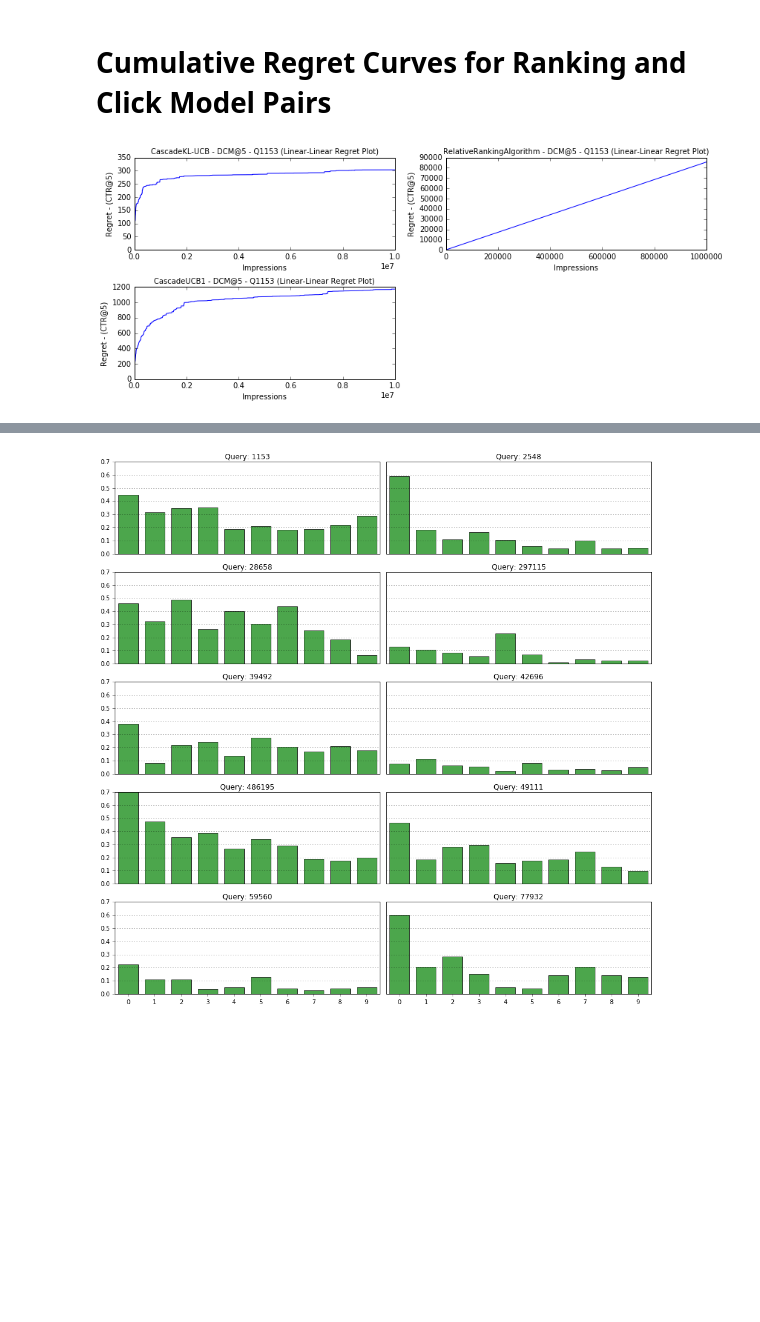
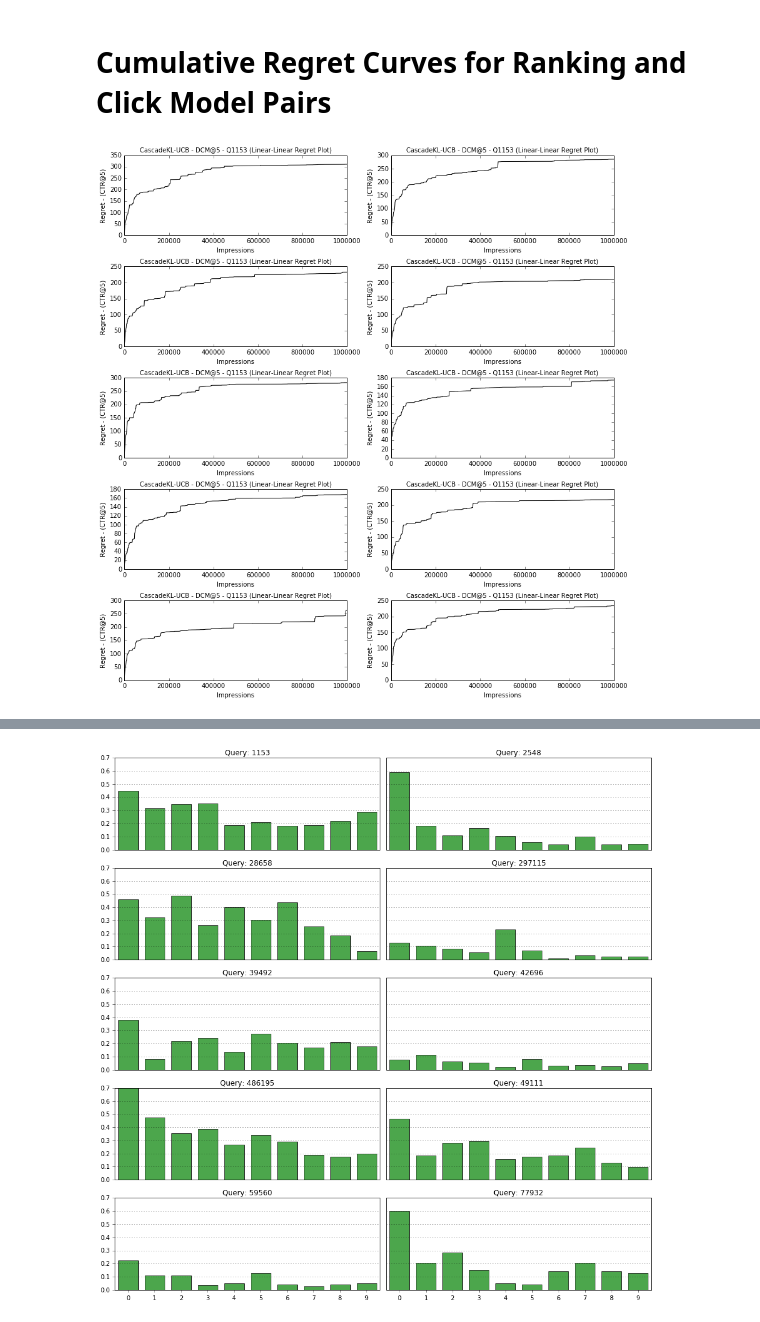
Before and after one commit to changlicn/PyClickLambdas, a Jupyter notebook: scripts/RankingBanditRegretVisualization.ipynb, the cells around one changed output, grey strips where cells are left out. Saved outputs shown, nothing was run; the diff lists cells and outputs as text; code cells hidden in the pictures; blank space fills up the shorter version.

Commit message:
Updated regret visualization script - fixed some bugs.

```diff
--- a/scripts/RankingBanditRegretVisualization.ipynb
+++ b/scripts/RankingBanditRegretVisualization.ipynb
@@ -110,6 +281,9 @@ import os
 import cPickle as pickle
 from ipywidgets import Select, Dropdown, interactive, HBox
 from IPython.display import display
+
+# Change this to force the visualization of experiments under this directory.
+EXPERIMENTS_DIRECTORY = "experiments/CascadeKLUCBAlgorithm/run1"
 
 def get_regret_filepath(experiment_info_filepath):
     return experiment_info_filepath.rstrip('experiment.nfo') + 'regret.npy'
@@ -124,7 +298,8 @@ def show_regrets_widget():
                         spec['ranking_model'].getName() == ranking_model_name and
                         os.path.exists(get_regret_filepath(experiment_filepaths[i]))]
 
-        specs = sorted([experiment_specs[i] for i in spec_indices],key=lambda info: info['query'])
+        specs, spec_indices = zip(*sorted([(experiment_specs[i], i) for i in spec_indices],
+                                          key=lambda info: info[0]['query']))
         regrets = [np.load(get_regret_filepath(experiment_filepaths[i])) for i in spec_indices]
 
         n_rows = (len(specs) + 1) / 2
@@ -143,7 +318,7 @@ def show_regrets_widget():
         plt.tight_layout()
         plt.show()
 
-    for root, dirs, files in os.walk("experiments", topdown=True):
+    for root, dirs, files in os.walk(EXPERIMENTS_DIRECTORY, topdown=True):
         for fn in files:
             if fn.endswith('.nfo'):
                 fp = os.path.join(root, fn)
@@ -177,6 +352,9 @@ import os
 import cPickle as pickle
 from ipywidgets import Select, Dropdown, interactive, HBox
 from IPython.display import display
+
+# Change this to force the visualization of experiments under this directory.
+EXPERIMENTS_DIRECTORY = "experiments/CascadeKLUCBAlgorithm"
 
 def get_regret_filepath(experiment_info_filepath):
     return experiment_info_filepath.rstrip('experiment.nfo') + 'regret.npy'
@@ -191,7 +369,8 @@ def show_regrets_widget():
                         spec['query'] == query and
                         os.path.exists(get_regret_filepath(experiment_filepaths[i]))]
 
-        specs = [experiment_specs[i] for i in spec_indices]
+        specs, spec_indices = zip(*sorted([(experiment_specs[i], i) for i in spec_indices],
+                                          key=lambda info: info[0]['query']))
         regrets = [np.load(get_regret_filepath(experiment_filepaths[i])) for i in spec_indices]
 
         n_rows = (len(specs) + 1) / 2
@@ -207,32 +386,32 @@ def show_regrets_widget():
         if len(specs) > 1 and len(specs) % 2 == 1:
             axes[-1].axis('off')
 
         plt.tight_layout()
         plt.show()
 
-    for root, dirs, files in os.walk("experiments", topdown=True):
+    for root, dirs, files in os.walk(EXPERIMENTS_DIRECTORY, topdown=True):
         for fn in files:
             if fn.endswith('.nfo'):
                 fp = os.path.join(root, fn)
                 experiment_filepaths.append(fp)
                 with open(fp) as ifile:
                     experiment_specs.append(pickle.load(ifile))
 
     queries = sorted(set([spec['query'] for spec in experiment_specs]))
     click_model_names = set([spec['click_model'].getName() for spec in experiment_specs])
 
     qdd = Select(options=list(queries), description='Queries:', width='150px', height='175px')
     cmdd = Select(options=list(click_model_names), description='Click Model:', width='75px')
     xsdd = Select(options=['linear', 'sqrt', 'log'], description='X Scale:', width='100px', height='65px')
     ysdd = Select(options=['linear', 'sqrt', 'log'], description='Y Scale:', width='100px', height='65px')
 
     controls = HBox([qdd, cmdd, xsdd, ysdd])
     backend = interactive(show_regrets, query=qdd, click_model_name=cmdd, xscale=xsdd, yscale=ysdd)
 
     controls.on_displayed(lambda _: show_regrets(qdd.value, cmdd.value, xsdd.value, ysdd.value))
 
     display(controls)
 
 show_regrets_widget()
 # %% [output]
-[figure, old version]
+[figure, new version]
```
Also changed, not shown: parts of 10 cells of this notebook.
